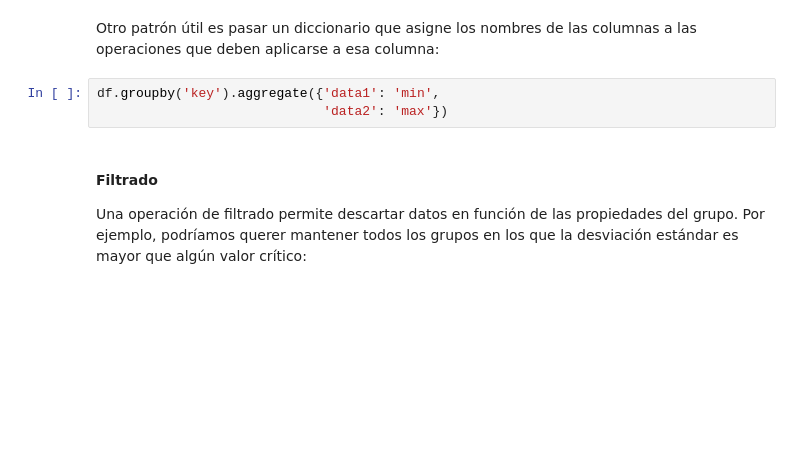
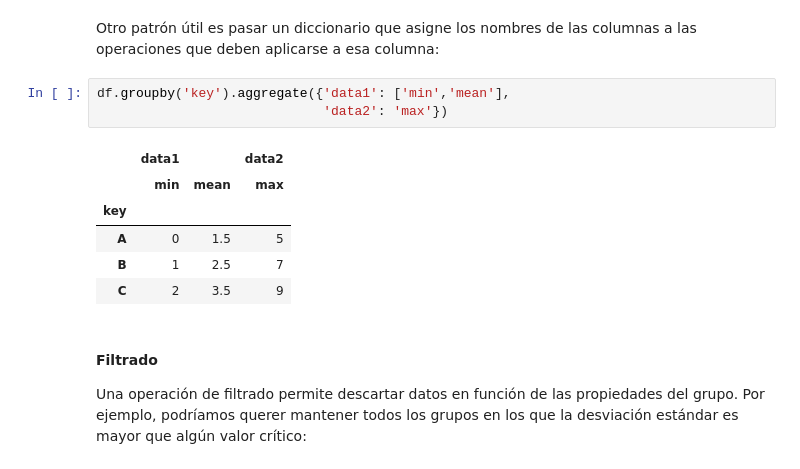
Before and after one commit to FedeThione/DS_PT_09_2023, a Jupyter notebook: Data_Analysis/2-Pandas/Teoría/8_Aggregation-and-Grouping.ipynb, the cells around one changed output. Drawn from its saved outputs; the diff is of its cells as text; blank space fills up the shorter version.

```diff
--- a/Data_Analysis/2-Pandas/Teoría/8_Aggregation-and-Grouping.ipynb
+++ b/Data_Analysis/2-Pandas/Teoría/8_Aggregation-and-Grouping.ipynb
@@ -292,8 +394,15 @@ df.groupby('key').aggregate(['min', 'median', 'max'])
 # %% [markdown]
 Otro patrón útil es pasar un diccionario que asigne los nombres de las columnas a las operaciones que deben aplicarse a esa columna:
 # %%
-df.groupby('key').aggregate({'data1': 'min',
+df.groupby('key').aggregate({'data1': ['min','mean'],
                              'data2': 'max'})
+# %% [output]
+|  | data1 |  | data2 |
+|  | min | mean | max |
+| key |  |  |  |
+| A | 0 | 1.5 | 5 |
+| B | 1 | 2.5 | 7 |
+| C | 2 | 3.5 | 9 |
 # %% [markdown]
 #### Filtrado
 
```
Also changed, not shown: parts of 35 cells of this notebook.
